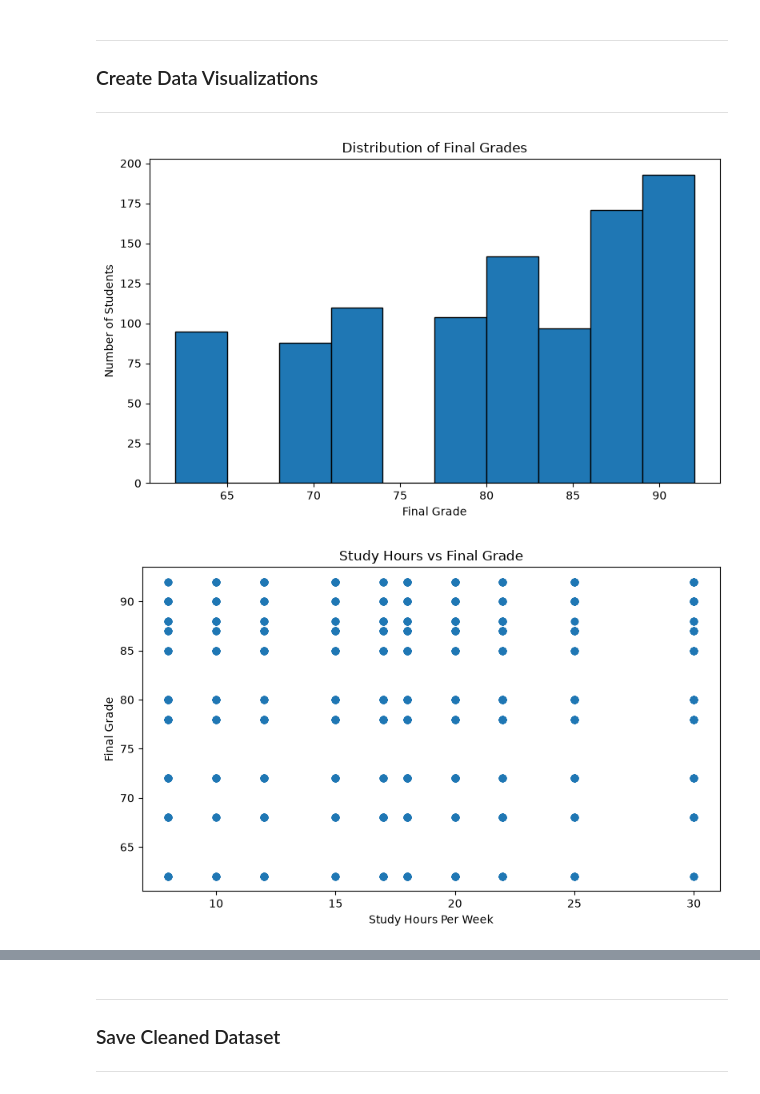
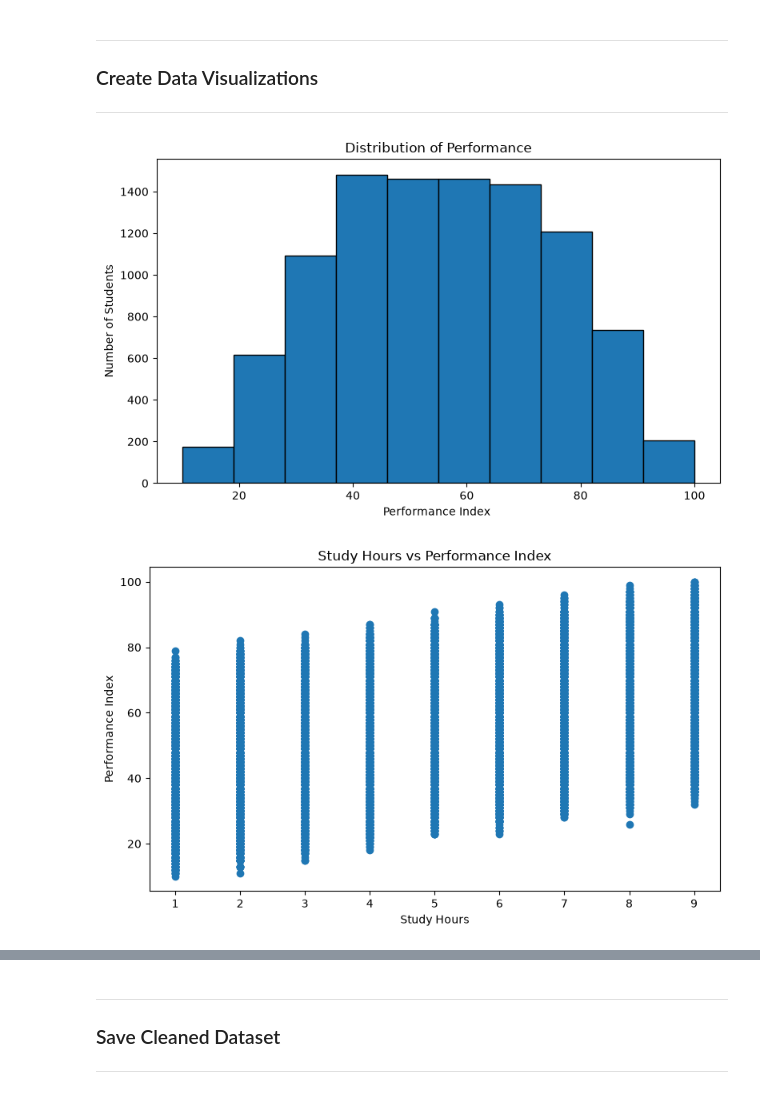
Before and after one commit to aryansahudev-ai/Week1_Student_Performance, a Jupyter notebook: Task_1.ipynb, the cells around one changed output, grey strips where cells are left out. Drawn from its saved outputs; the diff is of its cells as text; code cells hidden in the pictures.

```diff
--- a/Task_1.ipynb
+++ b/Task_1.ipynb
@@ -145,0 +128,2 @@ Duplicate rows: 0
+# %%
+df = df.drop_duplicates()
@@ -177,27 +161,17 @@ df_clean.head()
 # %%
-# Attendance must be between 0 and 100
-for col in ["AttendanceRate", "Attendance (%)"]:
+# Scores must be between 0 and 100
+for col in ["Previous Scores", "Performance Index"]:
     df_clean.loc[
         (df_clean[col] < 0) | (df_clean[col] > 100),
         col
     ] = np.nan
 
-# Study hours cannot be negative
-for col in ["StudyHoursPerWeek", "Study Hours"]:
+# Study & Sleep hours cannot be negative
+for col in ["Sleep Hours", "Hours Studied"]:
     df_clean.loc[df_clean[col] < 0, col] = np.nan
 
-# Grades cannot be negative
-for col in ["PreviousGrade", "FinalGrade"]:
-    df_clean.loc[df_clean[col] < 0, col] = np.nan
-
-# Student IDs should be positive
-df_clean.loc[df_clean["StudentID"] <= 0, "StudentID"] = np.nan
-
-# Activity count cannot be negative
-df_clean.loc[
-    df_clean["ExtracurricularActivities"] < 0,
-    "ExtracurricularActivities"
-] = np.nan
+# Sample Papers cannot be negative
+df_clean.loc[df_clean["Sample Question Papers Practiced"] < 0, "Sample Question Papers Practiced"] = np.nan
 # %%
 df_clean.head()
 # %% [output]
@@ -210,10 +184,7 @@ df_clean.head()
 # %%
 for col in numeric_cols:
-    if col != "StudentID":
-        df_clean[col] = df_clean[col].fillna(
-            df_clean[col].median()
-        )
+    df_clean[col] = df_clean[col].fillna(
+        df_clean[col].median()
+    )
-# %%
-df_clean["Name"] = df_clean["Name"].fillna("Unknown")
 # %%
 categorical_cols = [
@@ -303,34 +248,34 @@ Average attendance rate:
 # %%
 plt.figure(figsize=(8, 5))
 
 plt.hist(
-    df_clean["FinalGrade"],
+    df_clean["Performance Index"],
     bins=10,
     edgecolor="black"
 )
 
-plt.title("Distribution of Final Grades")
-plt.xlabel("Final Grade")
+plt.title("Distribution of Performance")
+plt.xlabel("Performance Index ")
 plt.ylabel("Number of Students")
 plt.tight_layout()
-plt.savefig("final_grade_distribution.png")
+plt.savefig("performance_index_distribution.png")
 plt.show()
 # %% [output]
-[figure, old version]
+[figure, new version]
 # %%
 plt.figure(figsize=(8, 5))
 
 plt.scatter(
-    df_clean["StudyHoursPerWeek"],
-    df_clean["FinalGrade"]
+    df_clean["Hours Studied"],
+    df_clean["Performance Index"]
 )
 
-plt.title("Study Hours vs Final Grade")
-plt.xlabel("Study Hours Per Week")
-plt.ylabel("Final Grade")
+plt.title("Study Hours vs Performance Index")
+plt.xlabel("Study Hours")
+plt.ylabel("Performance Index")
 plt.tight_layout()
-plt.savefig("study_hours_vs_grade.png")
+plt.savefig("study_hours_vs_performance_index.png")
 plt.show()
 # %% [output]
-[figure, old version]
+[figure, new version]
 # %%
```
Also changed, not shown: parts of 18 cells of this notebook, 1 other file.
